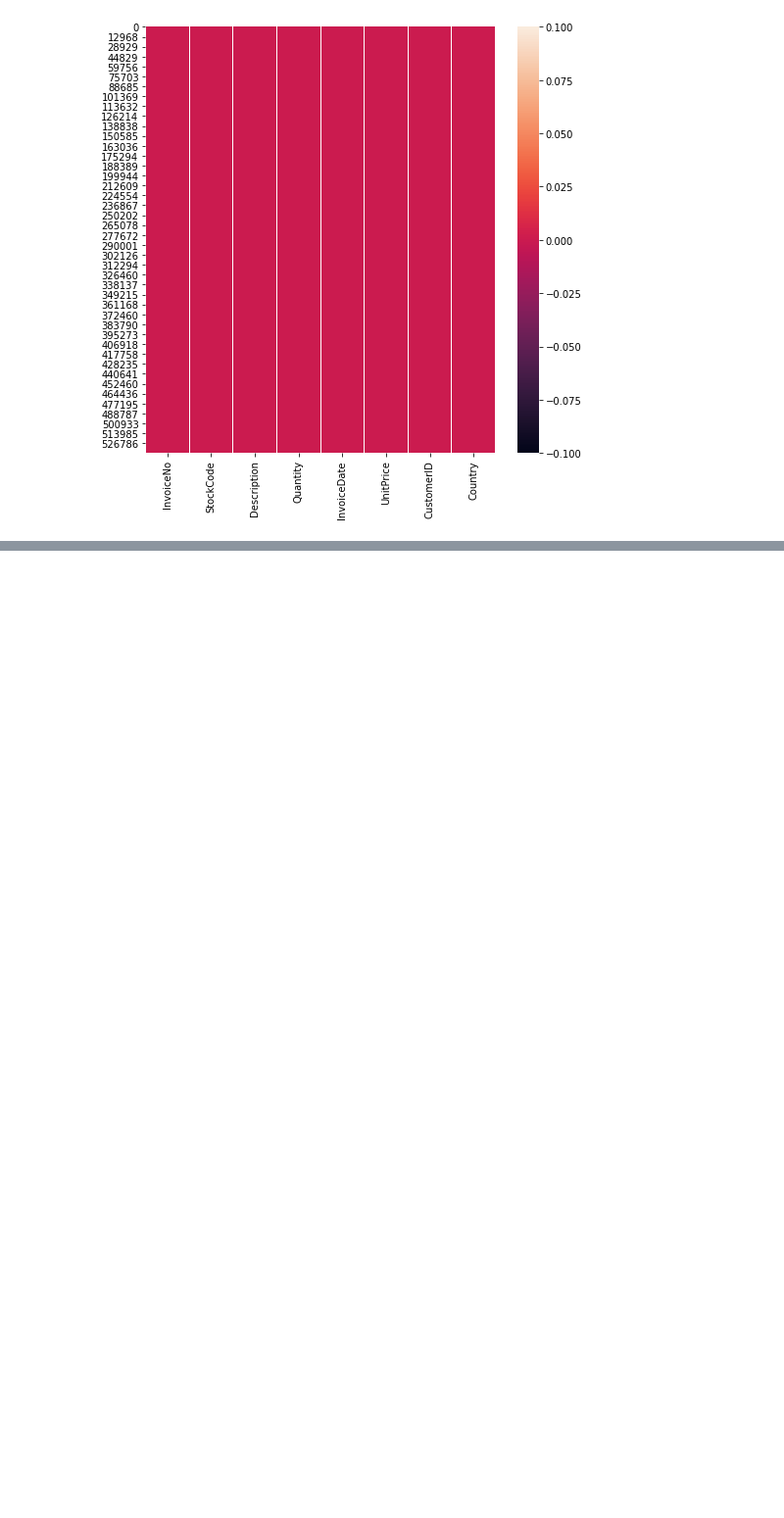
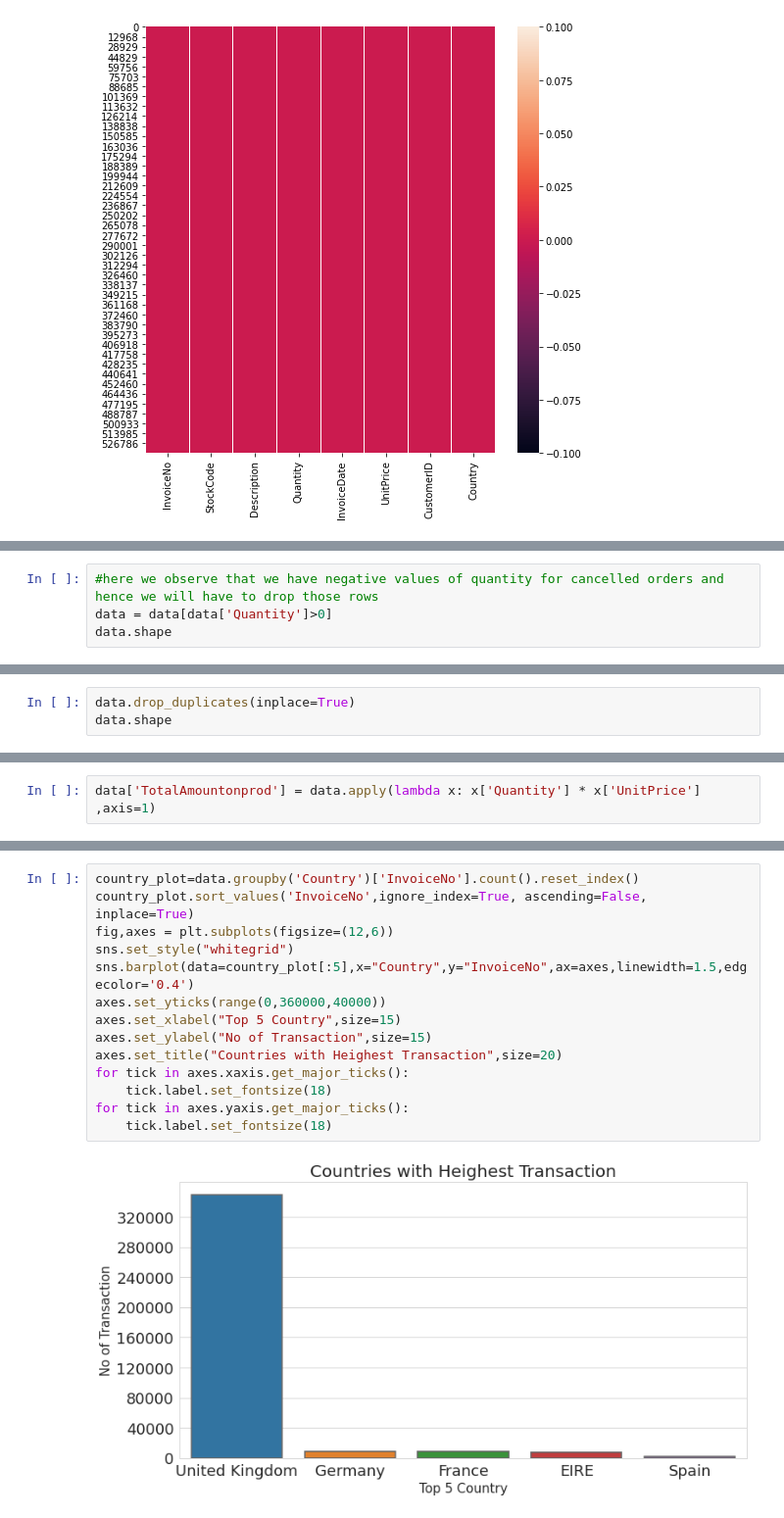
Before and after one commit to Vridhip/Online_Retail_Customer_Segmentation, a Jupyter notebook: Vridhi_Parmar_Online_Retail_Customer_Segmentation_.ipynb, the cells around one changed output, grey strips where cells are left out. Shown at 98% size. Saved outputs shown, nothing was run; the diff lists cells and outputs as text; blank space fills up the shorter version.

```diff
--- a/Vridhi_Parmar_Online_Retail_Customer_Segmentation_.ipynb
+++ b/Vridhi_Parmar_Online_Retail_Customer_Segmentation_.ipynb
@@ -151,0 +210,4 @@ sns.heatmap(nan_values)
+# %%
+#here we observe that we have negative values of quantity for cancelled orders and hence we will have to drop those rows
+data = data[data['Quantity']>0]
+data.shape
@@ -151,0 +216,3 @@ sns.heatmap(nan_values)
+# %%
+data.drop_duplicates(inplace=True)
+data.shape
@@ -151,0 +225,2 @@ sns.heatmap(nan_values)
+# %%
+data['TotalAmountonprod'] = data.apply(lambda x: x['Quantity'] * x['UnitPrice'] ,axis=1)
@@ -151,0 +259,16 @@ sns.heatmap(nan_values)
+# %%
+country_plot=data.groupby('Country')['InvoiceNo'].count().reset_index()
+country_plot.sort_values('InvoiceNo',ignore_index=True, ascending=False, inplace=True)
+fig,axes = plt.subplots(figsize=(12,6))
+sns.set_style("whitegrid")
+sns.barplot(data=country_plot[:5],x="Country",y="InvoiceNo",ax=axes,linewidth=1.5,edgecolor='0.4')
+axes.set_yticks(range(0,360000,40000))
+axes.set_xlabel("Top 5 Country",size=15)
+axes.set_ylabel("No of Transaction",size=15)
+axes.set_title("Countries with Heighest Transaction",size=20)
+for tick in axes.xaxis.get_major_ticks():
+    tick.label.set_fontsize(18)
+for tick in axes.yaxis.get_major_ticks():
+    tick.label.set_fontsize(18)
+# %% [output]
+[figure, added]
```
Also changed, not shown: parts of 13 cells of this notebook.
